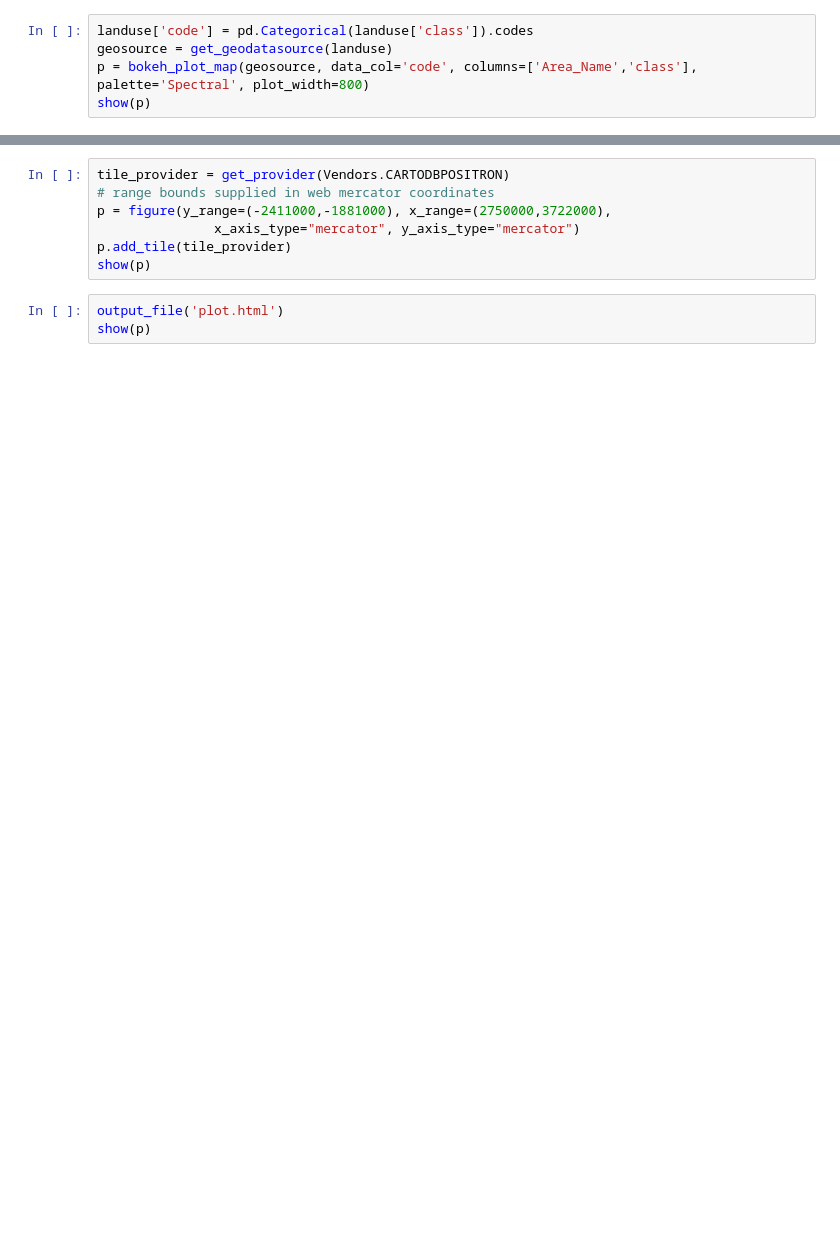
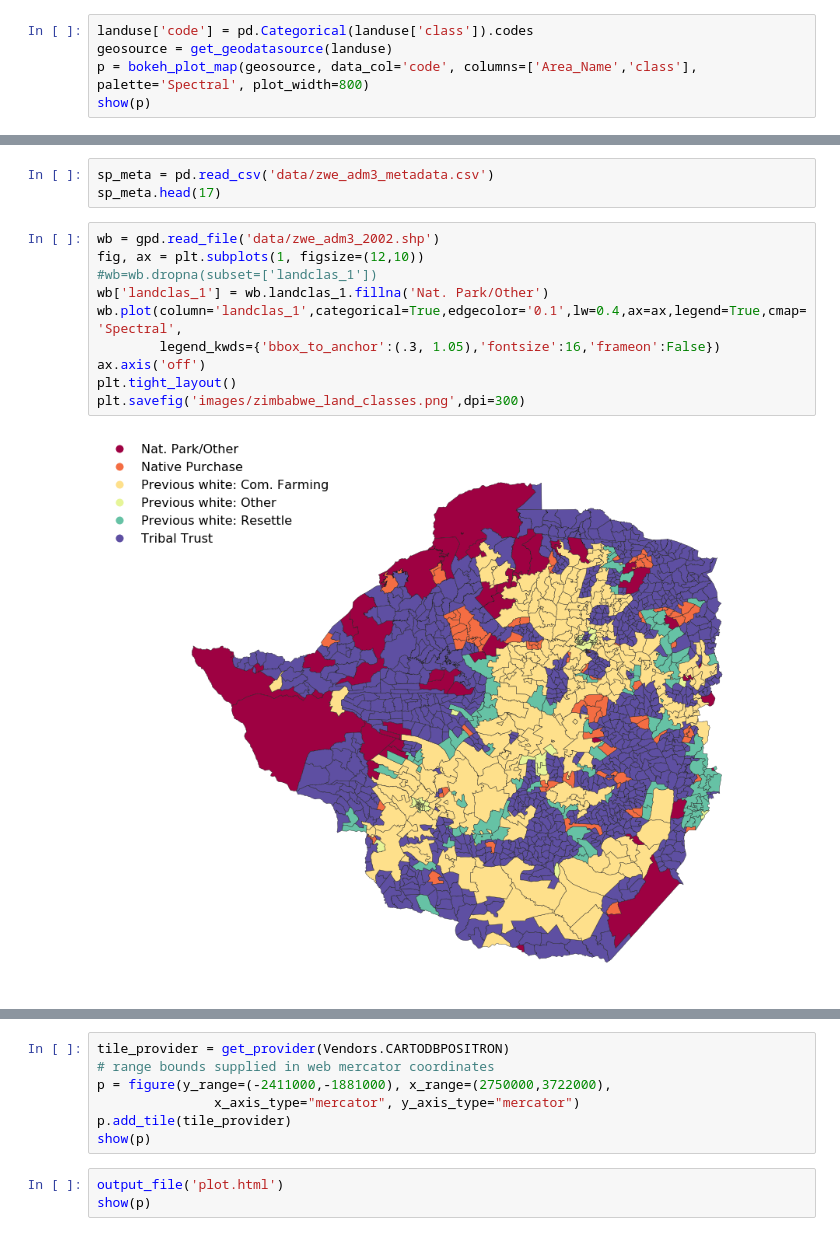
Before and after one commit to dmnfarrell/zimgeo, a Jupyter notebook: maps1.ipynb, the cells around one changed output, grey strips where cells are left out. Cells and saved outputs as stored; diff of their text form; blank space fills up the shorter version.

```diff
--- a/maps1.ipynb
+++ b/maps1.ipynb
@@ -175,0 +185,15 @@ show(p)
+# %%
+sp_meta = pd.read_csv('data/zwe_adm3_metadata.csv')
+sp_meta.head(17)
+# %%
+wb = gpd.read_file('data/zwe_adm3_2002.shp')
+fig, ax = plt.subplots(1, figsize=(12,10))
+#wb=wb.dropna(subset=['landclas_1'])
+wb['landclas_1'] = wb.landclas_1.fillna('Nat. Park/Other')
+wb.plot(column='landclas_1',categorical=True,edgecolor='0.1',lw=0.4,ax=ax,legend=True,cmap='Spectral',
+        legend_kwds={'bbox_to_anchor':(.3, 1.05),'fontsize':16,'frameon':False})
+ax.axis('off')
+plt.tight_layout()
+plt.savefig('images/zimbabwe_land_classes.png',dpi=300)
+# %% [output]
+[figure, added]
```
Also changed, not shown: parts of 9 cells of this notebook, 4 other files.
